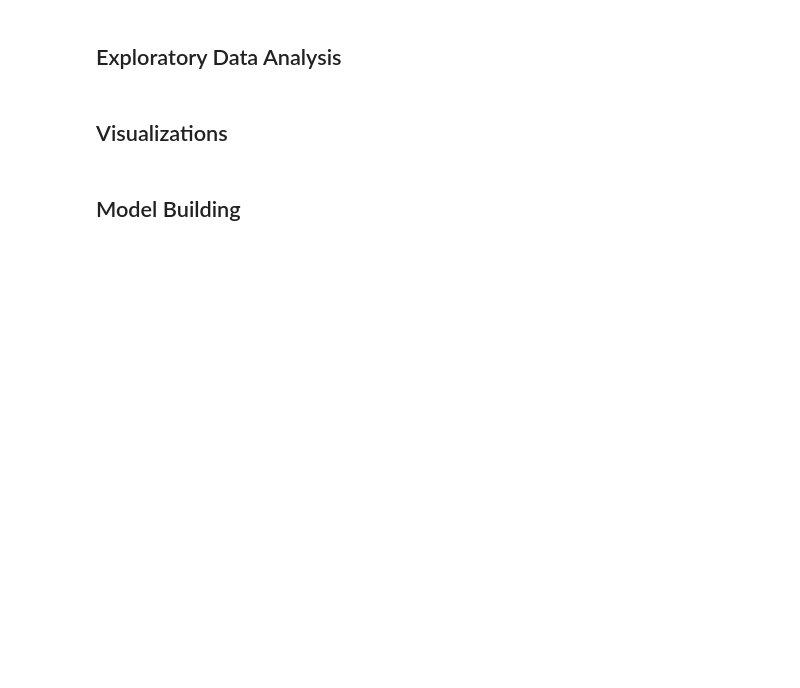
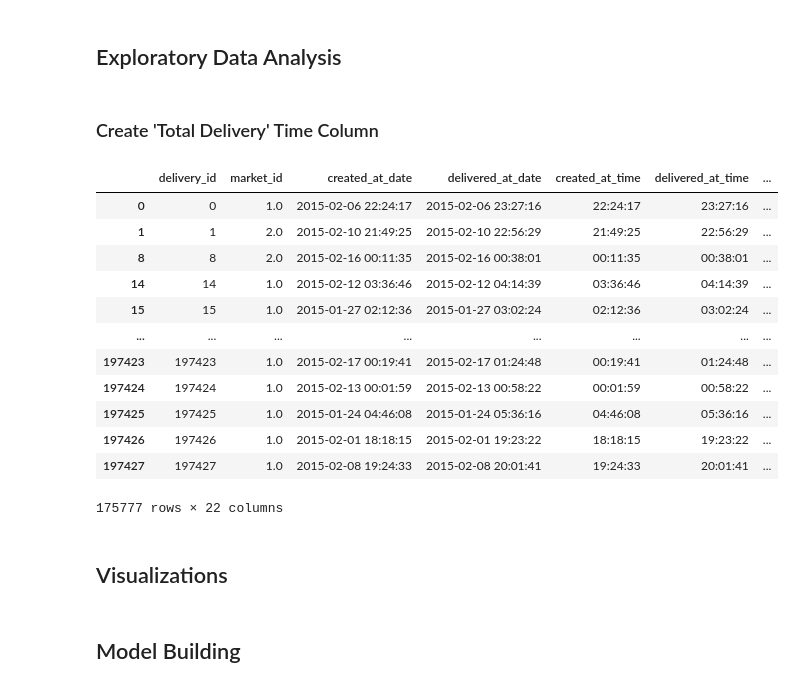
Before and after one commit to ShaneJett-DS/Doordash_Delivery_Analysis, a Jupyter notebook: delivery_eda.ipynb, the cells around one changed output. Cells and saved outputs as stored; diff of their text form; code cells hidden in the pictures; blank space fills up the shorter version.

Commit message:
created new datetime columns

```diff
--- a/delivery_eda.ipynb
+++ b/delivery_eda.ipynb
@@ -97,20 +100,33 @@ Index(['delivery_id', 'market_id', 'created_at', 'actual_delivery_time',
 # %% [markdown]
 ### Parse Dates & Times from Datetime columns
 # %%
+
+
+# Convert columns to datetime objects
 data['created_at'] = pd.to_datetime(data['created_at'])
 data['actual_delivery_time'] = pd.to_datetime(data['actual_delivery_time'])
 
-
-data['created_at_date'] = data['created_at'].dt.date
+# Parse out delivery created at info
+data['created_at_date'] = pd.to_datetime(data['created_at'])
 data['created_at_time'] = data['created_at'].dt.time
 
-data['actual_delivery_date'] = data['actual_delivery_time'].dt.date
-data['actual_delivery_time'] = data['actual_delivery_time'].dt.time
+# Parse out delivery delivered at info
+data['delivered_at_date'] = pd.to_datetime(data['actual_delivery_time'])
+data['delivered_at_time'] = data['actual_delivery_time'].dt.time
 
-data = data[['delivery_id', 'market_id', 'created_at_date', 'created_at_time', 'actual_delivery_date', 'actual_delivery_time',
-             'store_id', 'store_primary_category', 'order_protocol', 'total_items', 'subtotal', 'num_distinct_items',
-             'min_item_price', 'max_item_price', 'total_onshift_dashers', 'total_busy_dashers', 'total_outstanding_orders',
-             'estimated_order_place_duration', 'estimated_store_to_consumer_driving_duration']].copy()
+# Create delivery time columns
+data['total_delivery_time'] = (data['actual_delivery_time'] - data['created_at'])
+data['total_delivery_seconds'] = data['total_delivery_time'].apply(lambda td: td.total_seconds())
+data['total_delivery_minutes'] = (data['total_delivery_seconds'] / 60).round(2)
 
-data
+#data['total_delivery_time'] = data['total_delivery_time'].astype('str').split(' ')[1]
+
+data = data[['delivery_id', 'market_id', 'created_at_date', 'delivered_at_date', 'created_at_time',  'delivered_at_time',
+             'total_delivery_time', 'total_delivery_seconds', 'total_delivery_minutes', 'store_id', 'store_primary_category', 'order_protocol',
+             'total_items', 'subtotal', 'num_distinct_items', 'min_item_price', 'max_item_price', 'total_onshift_dashers', 'total_busy_dashers',
+             'total_outstanding_orders', 'estimated_order_place_duration', 'estimated_store_to_consumer_driving_duration']].copy()
+
+
+
+data.info()
 # %% [output]
@@ -133,0 +152,6 @@ data
+# %%
+data['subtotal'] = data['subtotal'] * .01
+data['min_item_price'] = data['min_item_price'] * .01
+data['max_item_price'] = data['max_item_price'] * .01
+
+data[['subtotal', 'min_item_price', 'max_item_price']]
@@ -133,0 +195,4 @@ data
+# %%
+data = data.dropna()
+
+data.isnull().sum().sort_values(ascending=False)
@@ -134,5 +217,25 @@ data
 # %% [markdown]
 ## Exploratory Data Analysis
+# %% [markdown]
+### Create 'Total Delivery' Time Column
+# %%
+deliveries = data.copy()
+
+deliveries
+# %% [output]
+|  | delivery_id | market_id | created_at_date | delivered_at_date | created_at_time | delivered_at_time | ... |
+| 0 | 0 | 1.0 | 2015-02-06 22:24:17 | 2015-02-06 23:27:16 | 22:24:17 | 23:27:16 | ... |
+| 1 | 1 | 2.0 | 2015-02-10 21:49:25 | 2015-02-10 22:56:29 | 21:49:25 | 22:56:29 | ... |
+| 8 | 8 | 2.0 | 2015-02-16 00:11:35 | 2015-02-16 00:38:01 | 00:11:35 | 00:38:01 | ... |
+| 14 | 14 | 1.0 | 2015-02-12 03:36:46 | 2015-02-12 04:14:39 | 03:36:46 | 04:14:39 | ... |
+| 15 | 15 | 1.0 | 2015-01-27 02:12:36 | 2015-01-27 03:02:24 | 02:12:36 | 03:02:24 | ... |
+| ... | ... | ... | ... | ... | ... | ... | ... |
+| 197423 | 197423 | 1.0 | 2015-02-17 00:19:41 | 2015-02-17 01:24:48 | 00:19:41 | 01:24:48 | ... |
+| 197424 | 197424 | 1.0 | 2015-02-13 00:01:59 | 2015-02-13 00:58:22 | 00:01:59 | 00:58:22 | ... |
+| 197425 | 197425 | 1.0 | 2015-01-24 04:46:08 | 2015-01-24 05:36:16 | 04:46:08 | 05:36:16 | ... |
+| 197426 | 197426 | 1.0 | 2015-02-01 18:18:15 | 2015-02-01 19:23:22 | 18:18:15 | 19:23:22 | ... |
+| 197427 | 197427 | 1.0 | 2015-02-08 19:24:33 | 2015-02-08 20:01:41 | 19:24:33 | 20:01:41 | ... |
+175777 rows × 22 columns
 # %% [markdown]
 ## Visualizations
 # %% [markdown]
```
Also changed, not shown: parts of 11 cells of this notebook.
